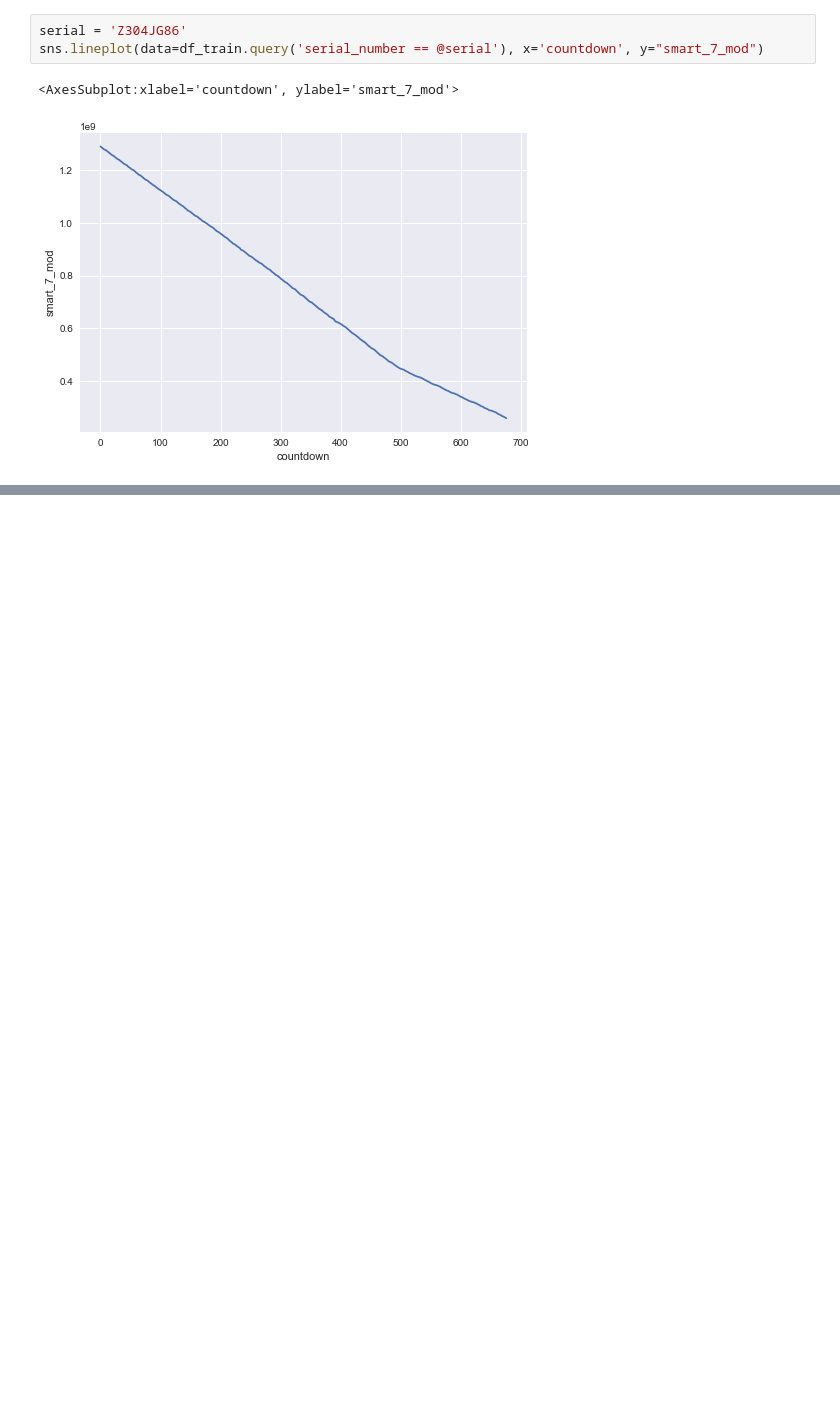
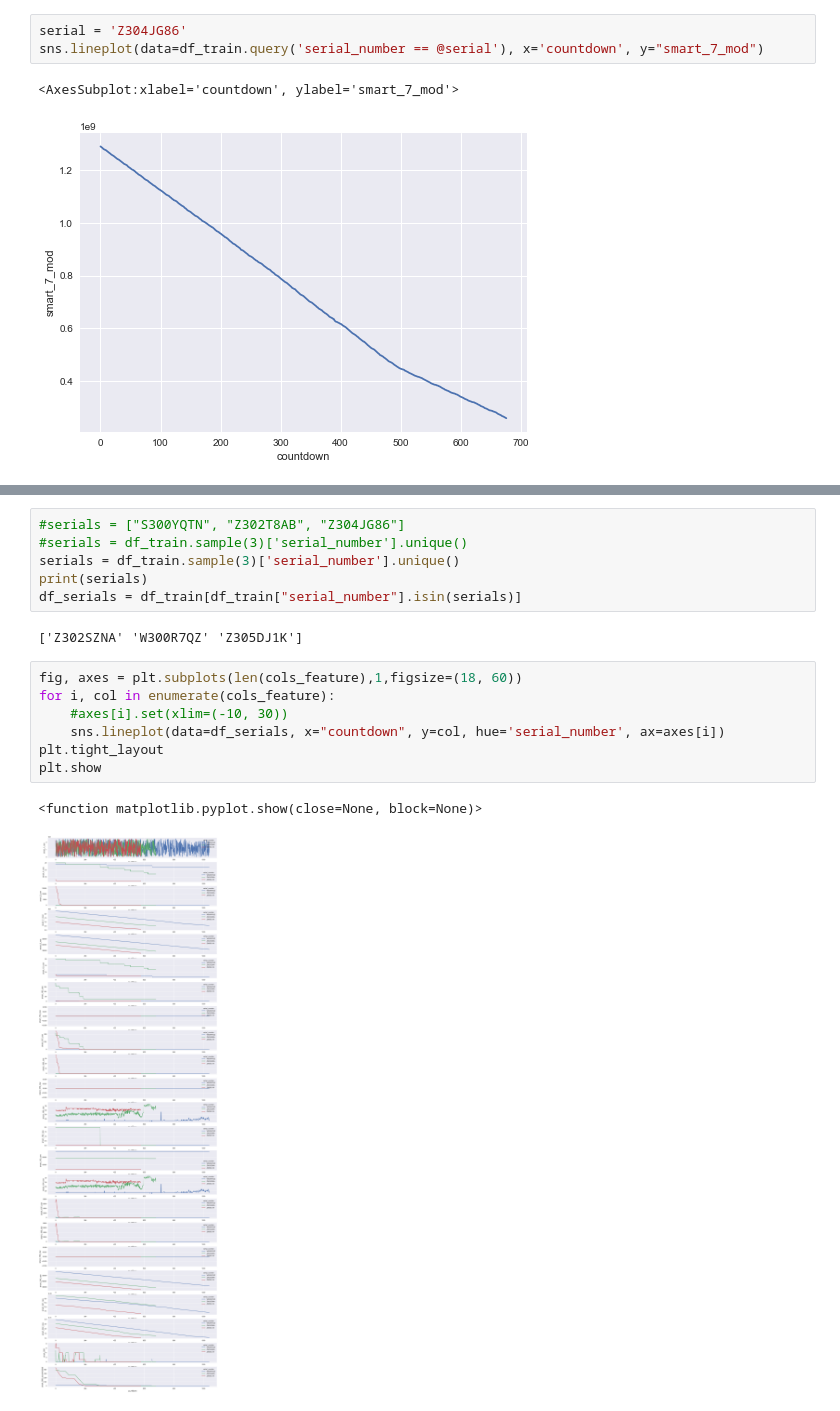
Before and after one commit to wcmphysics/DataScienceBootcamp-Capstone, a Jupyter notebook: notebooks/GaussianNB_test.ipynb, the cells around one changed output, grey strips where cells are left out. Cells and saved outputs as stored; diff of their text form; blank space fills up the shorter version.

```diff
--- a/notebooks/GaussianNB_test.ipynb
+++ b/notebooks/GaussianNB_test.ipynb
@@ -319,0 +365,18 @@ Index(['date', 'serial_number', 'model', 'failure', 'smart_1_normalized',
+# %%
+#serials = ["S300YQTN", "Z302T8AB", "Z304JG86"]
+#serials = df_train.sample(3)['serial_number'].unique()
+serials = df_train.sample(3)['serial_number'].unique()
+print(serials)
+df_serials = df_train[df_train["serial_number"].isin(serials)]
+# %% [output]
+['Z302SZNA' 'W300R7QZ' 'Z305DJ1K']
+# %%
+fig, axes = plt.subplots(len(cols_feature),1,figsize=(18, 60))
+for i, col in enumerate(cols_feature):
+    #axes[i].set(xlim=(-10, 30))
+    sns.lineplot(data=df_serials, x="countdown", y=col, hue='serial_number', ax=axes[i])
+plt.tight_layout
+plt.show
+# %% [output]
+<function matplotlib.pyplot.show(close=None, block=None)>
+[figure, added]
```
Also changed, not shown: parts of 21 cells of this notebook, 1 other file.
